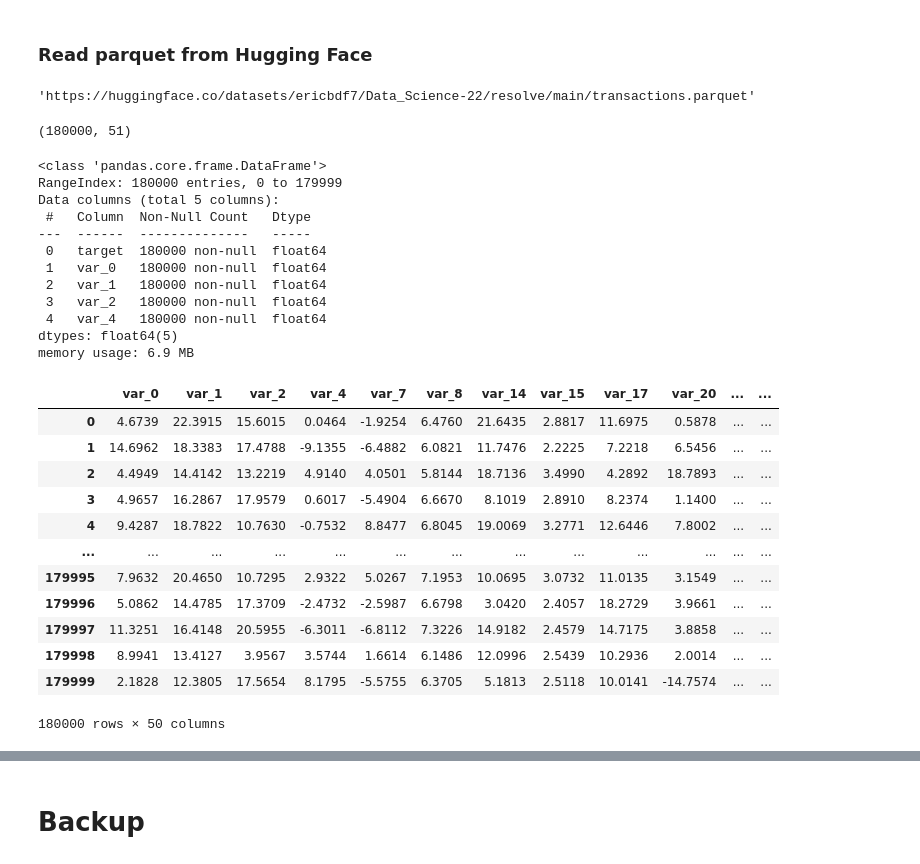
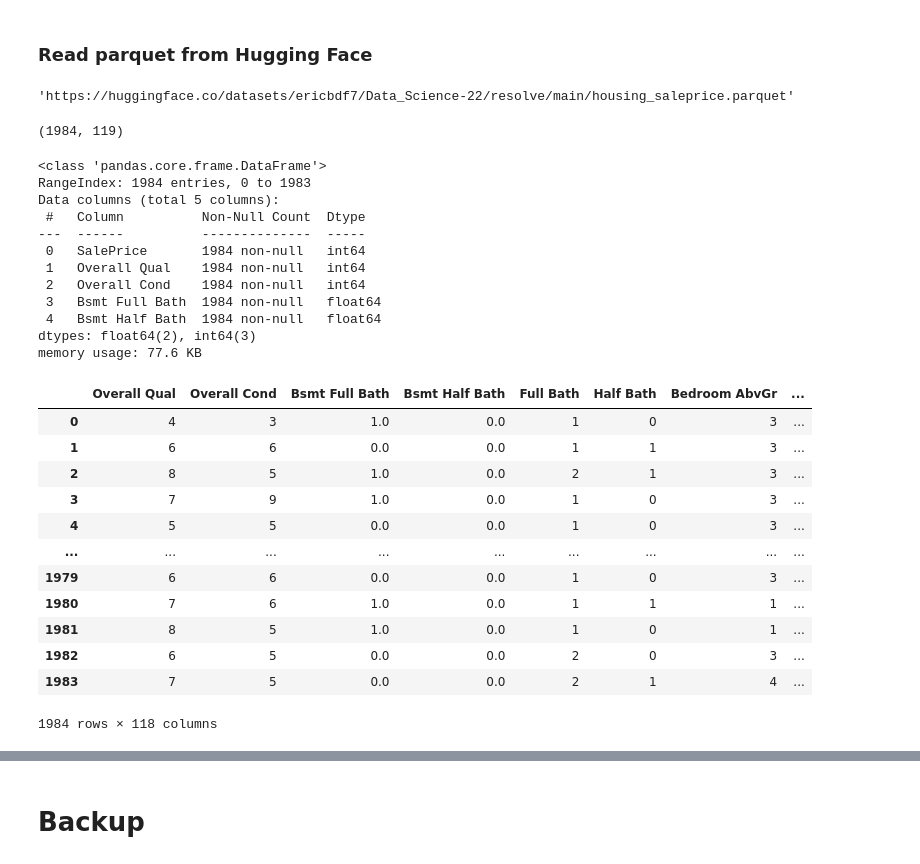
Before and after one commit to cnmi-ds-22/efitznm___Data-Science-Portfolio-C22, a Jupyter notebook: Modules/Module_4_Tree_Based_Methods/Projects/Instructions/Project.4-Spotify/Housing_Pass_06.ipynb, the cells around one changed output, grey strips where cells are left out. Saved outputs shown, nothing was run; the diff lists cells and outputs as text; code cells hidden in the pictures.

```diff
--- a/Modules/Module_4_Tree_Based_Methods/Projects/Instructions/Project.4-Spotify/Housing_Pass_06.ipynb
+++ b/Modules/Module_4_Tree_Based_Methods/Projects/Instructions/Project.4-Spotify/Housing_Pass_06.ipynb
@@ -68,45 +68,45 @@ Note: Environment variable`HF_TOKEN` is set and is the current active token inde
 ### Read parquet from Hugging Face
 # %%
 # Construct the base Hugging Face URL for your dataset files
-hf_url = f"https://huggingface.co/datasets/{hf_account}/{hf_repo}/resolve/main/transactions.parquet"
+hf_url = f"https://huggingface.co/datasets/{hf_account}/{hf_repo}/resolve/main/housing_saleprice.parquet"
 hf_url
 # %% [output]
-'https://huggingface.co/datasets/ericbdf7/Data_Science-22/resolve/main/transactions.parquet'
+'https://huggingface.co/datasets/ericbdf7/Data_Science-22/resolve/main/housing_saleprice.parquet'
 # %%
 df3 = pd.read_parquet( hf_url )
 df3.shape
 # %% [output]
-(180000, 51)
+(1984, 119)
 # %%
 df3.iloc[:,:5].info()
 # %% [output]
 <class 'pandas.core.frame.DataFrame'>
-RangeIndex: 180000 entries, 0 to 179999
+RangeIndex: 1984 entries, 0 to 1983
 Data columns (total 5 columns):
- #   Column  Non-Null Count   Dtype
----  ------  --------------   -----
- 0   target  180000 non-null  float64
- 1   var_0   180000 non-null  float64
- 2   var_1   180000 non-null  float64
- 3   var_2   180000 non-null  float64
- 4   var_4   180000 non-null  float64
-dtypes: float64(5)
-memory usage: 6.9 MB
+ #   Column          Non-Null Count  Dtype
+---  ------          --------------  -----
+ 0   SalePrice       1984 non-null   int64
+ 1   Overall Qual    1984 non-null   int64
+ 2   Overall Cond    1984 non-null   int64
+ 3   Bsmt Full Bath  1984 non-null   float64
+ 4   Bsmt Half Bath  1984 non-null   float64
+dtypes: float64(2), int64(3)
+memory usage: 77.6 KB
 # %%
-X_features = df3.drop(columns=['target']).copy()
+X_features = df3.drop(columns=['SalePrice']).copy()
 X_features
 # %% [output]
-|  | var_0 | var_1 | var_2 | var_4 | var_7 | var_8 | var_14 | var_15 | var_17 | var_20 | ... | ... |
-| 0 | 4.6739 | 22.3915 | 15.6015 | 0.0464 | -1.9254 | 6.4760 | 21.6435 | 2.8817 | 11.6975 | 0.5878 | ... | ... |
-| 1 | 14.6962 | 18.3383 | 17.4788 | -9.1355 | -6.4882 | 6.0821 | 11.7476 | 2.2225 | 7.2218 | 6.5456 | ... | ... |
-| 2 | 4.4949 | 14.4142 | 13.2219 | 4.9140 | 4.0501 | 5.8144 | 18.7136 | 3.4990 | 4.2892 | 18.7893 | ... | ... |
-| 3 | 4.9657 | 16.2867 | 17.9579 | 0.6017 | -5.4904 | 6.6670 | 8.1019 | 2.8910 | 8.2374 | 1.1400 | ... | ... |
-| 4 | 9.4287 | 18.7822 | 10.7630 | -0.7532 | 8.8477 | 6.8045 | 19.0069 | 3.2771 | 12.6446 | 7.8002 | ... | ... |
-| ... | ... | ... | ... | ... | ... | ... | ... | ... | ... | ... | ... | ... |
-| 179995 | 7.9632 | 20.4650 | 10.7295 | 2.9322 | 5.0267 | 7.1953 | 10.0695 | 3.0732 | 11.0135 | 3.1549 | ... | ... |
-| 179996 | 5.0862 | 14.4785 | 17.3709 | -2.4732 | -2.5987 | 6.6798 | 3.0420 | 2.4057 | 18.2729 | 3.9661 | ... | ... |
-| 179997 | 11.3251 | 16.4148 | 20.5955 | -6.3011 | -6.8112 | 7.3226 | 14.9182 | 2.4579 | 14.7175 | 3.8858 | ... | ... |
-| 179998 | 8.9941 | 13.4127 | 3.9567 | 3.5744 | 1.6614 | 6.1486 | 12.0996 | 2.5439 | 10.2936 | 2.0014 | ... | ... |
-| 179999 | 2.1828 | 12.3805 | 17.5654 | 8.1795 | -5.5755 | 6.3705 | 5.1813 | 2.5118 | 10.0141 | -14.7574 | ... | ... |
+|  | Overall Qual | Overall Cond | Bsmt Full Bath | Bsmt Half Bath | Full Bath | Half Bath | Bedroom AbvGr | ... |
+| 0 | 4 | 3 | 1.0 | 0.0 | 1 | 0 | 3 | ... |
+| 1 | 6 | 6 | 0.0 | 0.0 | 1 | 1 | 3 | ... |
+| 2 | 8 | 5 | 1.0 | 0.0 | 2 | 1 | 3 | ... |
+| 3 | 7 | 9 | 1.0 | 0.0 | 1 | 0 | 3 | ... |
+| 4 | 5 | 5 | 0.0 | 0.0 | 1 | 0 | 3 | ... |
+| ... | ... | ... | ... | ... | ... | ... | ... | ... |
+| 1979 | 6 | 6 | 0.0 | 0.0 | 1 | 0 | 3 | ... |
+| 1980 | 7 | 6 | 1.0 | 0.0 | 1 | 1 | 1 | ... |
+| 1981 | 8 | 5 | 1.0 | 0.0 | 1 | 0 | 1 | ... |
+| 1982 | 6 | 5 | 0.0 | 0.0 | 2 | 0 | 3 | ... |
+| 1983 | 7 | 5 | 0.0 | 0.0 | 2 | 1 | 4 | ... |
-180000 rows × 50 columns
+1984 rows × 118 columns
 # %%
```
Also changed, not shown: parts of 8 cells of this notebook.
